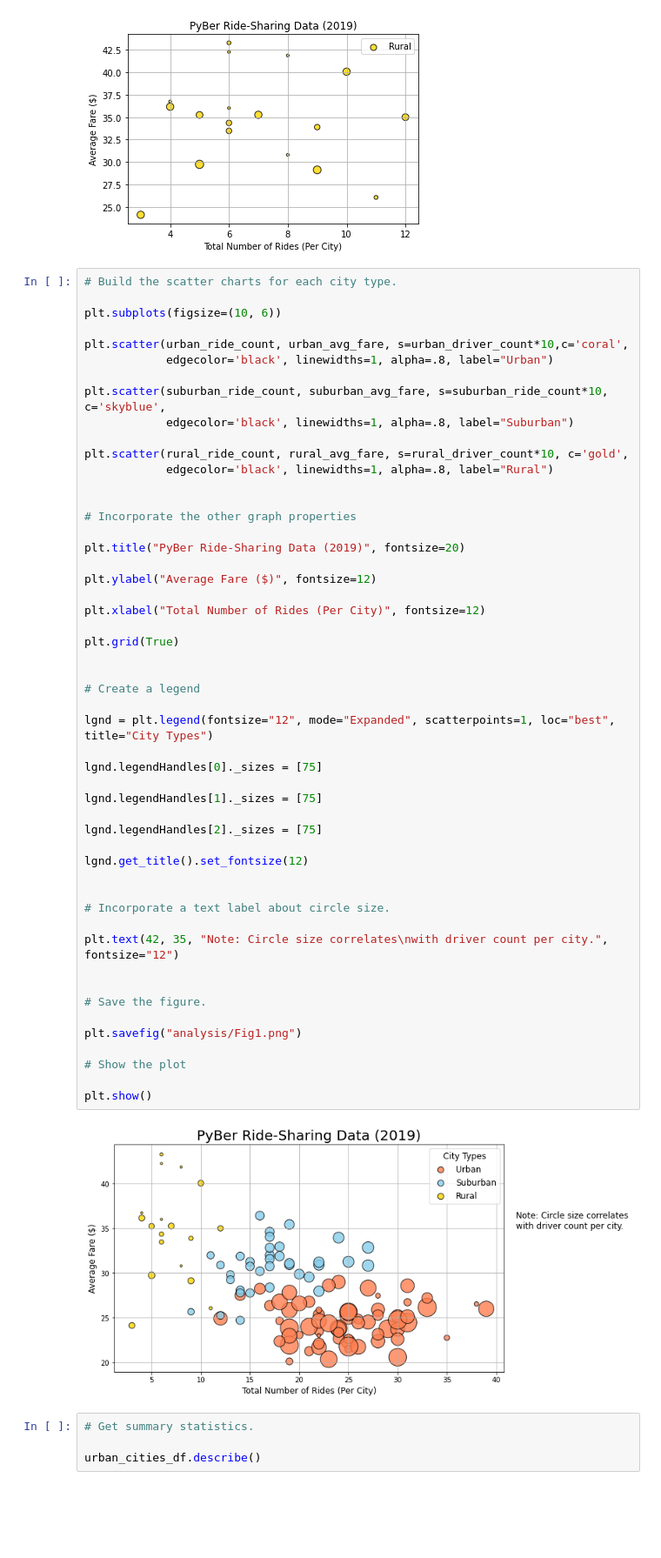
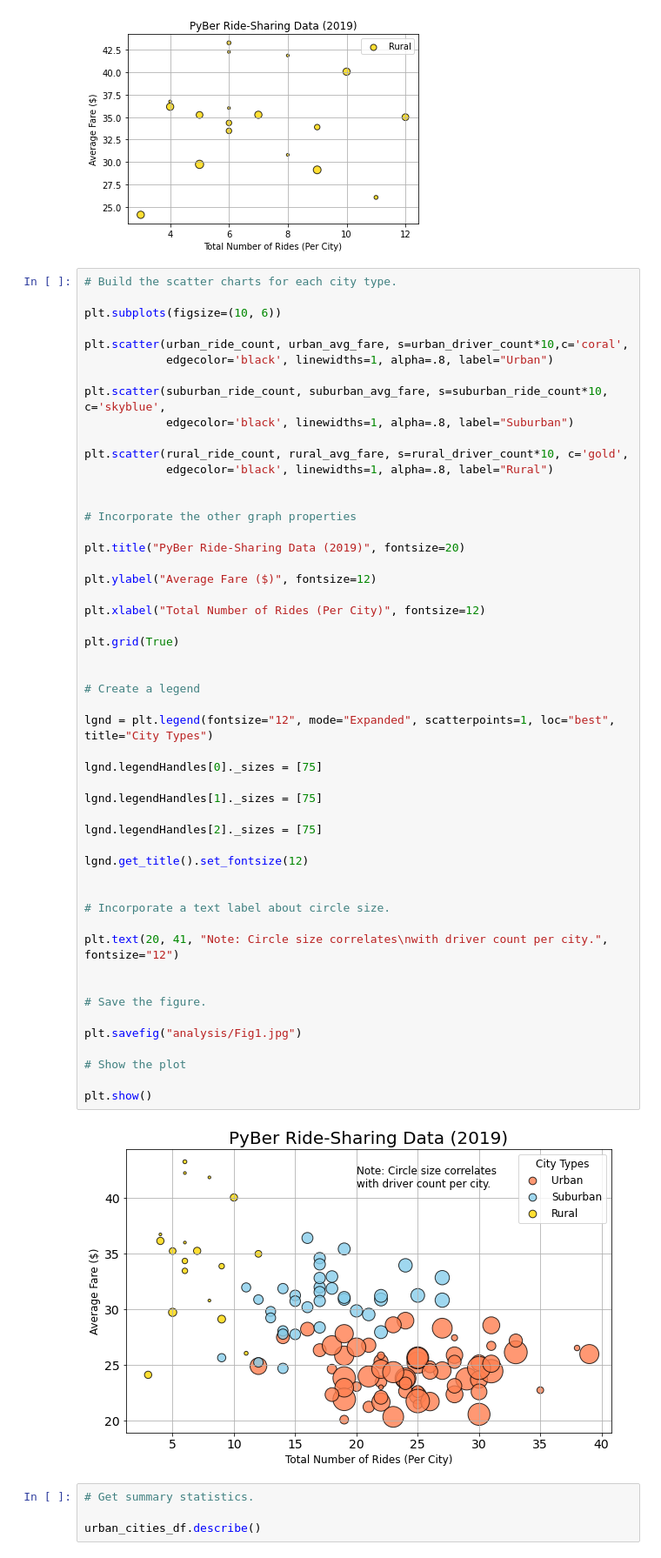
Before and after one commit to psidhu42/pyber-analysis, a Jupyter notebook: PyBer.ipynb, the cells around one changed output. Shown at 87% size. Saved outputs shown, nothing was run; the diff lists cells and outputs as text; blank space fills up the shorter version.

```diff
--- a/PyBer.ipynb
+++ b/PyBer.ipynb
@@ -314,36 +314,36 @@ plt.ylabel("Average Fare ($)", fontsize=12)
 
 plt.xlabel("Total Number of Rides (Per City)", fontsize=12)
 
 plt.grid(True)
 
 
 # Create a legend
 
 lgnd = plt.legend(fontsize="12", mode="Expanded", scatterpoints=1, loc="best", title="City Types")
 
 lgnd.legendHandles[0]._sizes = [75]
 
 lgnd.legendHandles[1]._sizes = [75]
 
 lgnd.legendHandles[2]._sizes = [75]
 
 lgnd.get_title().set_fontsize(12)
 
 
 # Incorporate a text label about circle size.
 
-plt.text(42, 35, "Note: Circle size correlates\nwith driver count per city.", fontsize="12")
+plt.text(20, 41, "Note: Circle size correlates\nwith driver count per city.", fontsize="12")
 
 
 # Save the figure.
 
-plt.savefig("analysis/Fig1.png")
+plt.savefig("analysis/Fig1.jpg")
 
 # Show the plot
 
 plt.show()
 # %% [output]
-[figure, old version]
+[figure, new version]
 # %%
 # Get summary statistics.
 
```
Also changed, not shown: 2 other files.
